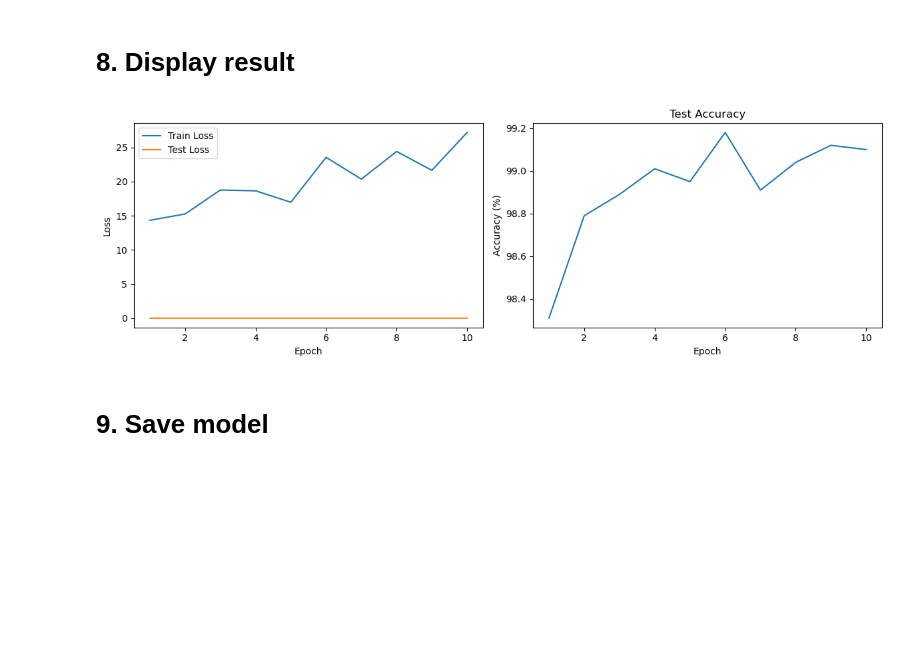
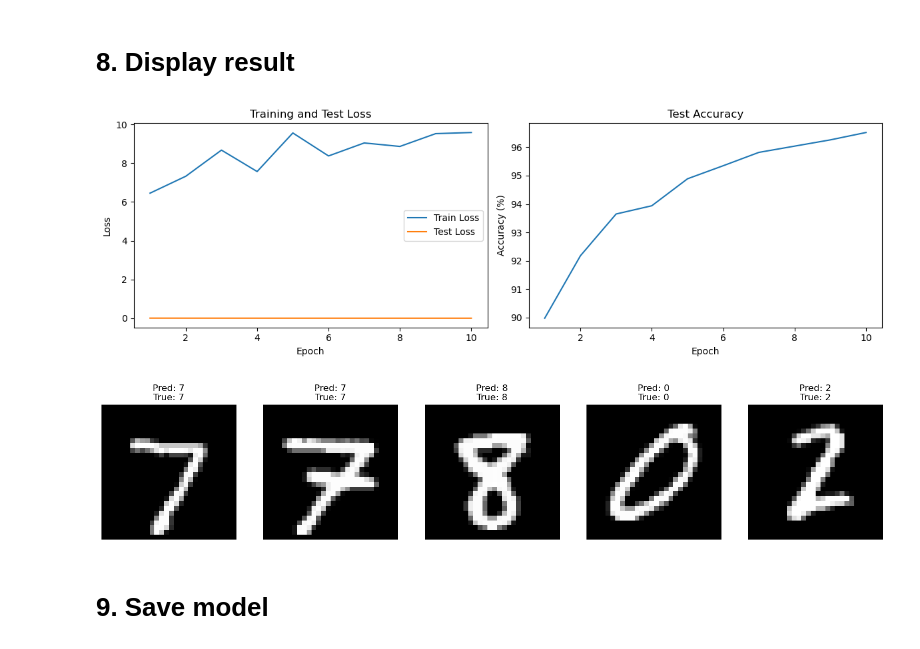
Before and after one commit to QuocTrung810/MNIST_CNN_Differential_Privacy, a Jupyter notebook: CNN_MNIST_without_DP_SGD.ipynb, the cells around one changed output. Drawn from its saved outputs; the diff is of its cells as text; code cells hidden in the pictures; blank space fills up the shorter version.

```diff
--- a/CNN_MNIST_without_DP_SGD.ipynb
+++ b/CNN_MNIST_without_DP_SGD.ipynb
@@ -9,17 +12,22 @@ import matplotlib.pyplot as plt
 # %%
 # Device configuration
 device = torch.device("cuda" if torch.cuda.is_available() else "cpu")
+# %%
+# Declare parameters
+batch_size = 64
+epochs = 10
+lr = 0.01
 # %% [markdown]
 # **2. Load MNIST dataset**
 # %%
 transform = transforms.Compose([transforms.ToTensor(), transforms.Normalize((0.1307,), (0.3081,))])
 # MNIST dataset
-train_dataset = datasets.MNIST(root='./data', train=True, download=True, transform=transform)
-test_dataset = datasets.MNIST(root='./data', train=False, download=True, transform=transform)
+train_dataset = datasets.MNIST('data', train=True, download=True, transform=transform)
+test_dataset = datasets.MNIST('data', train=False, transform=transform)
 # %%
 # Data loader
-train_loader = torch.utils.data.DataLoader(train_dataset, batch_size=64, shuffle=True)
-test_loader = torch.utils.data.DataLoader(test_dataset, batch_size=1000, shuffle=False)
+train_loader = torch.utils.data.DataLoader(train_dataset, batch_size=batch_size, shuffle=True)
+test_loader = torch.utils.data.DataLoader(test_dataset, batch_size=batch_size, shuffle=False)
 # %% [markdown]
 # **3. Visualization**
 # %%
@@ -88,7 +70,3 @@ def train(model, train_loader, optimizer, epoch):
-# %%
-model = CNN().to(device)
-optimizer = optim.Adam(model.parameters())
-criterion = nn.CrossEntropyLoss()
 # %% [markdown]
 # **5. Prepare train and test functions**
 # %%
@@ -157,24 +135,45 @@ Test set: Average loss: 0.0000, Accuracy: 9910/10000 (99.10%)
 # %% [markdown]
 # **8. Display result**
+# %%
+plt.figure(figsize=(12, 4))
+plt.subplot(1, 2, 1)
+plt.plot(range(1, epochs + 1), train_losses, label='Train Loss')
+plt.plot(range(1, epochs + 1), test_losses, label='Test Loss')
+plt.xlabel('Epoch')
+plt.ylabel('Loss')
+plt.legend()
+plt.title('Training and Test Loss')
+
+plt.subplot(1, 2, 2)
+plt.plot(range(1, epochs + 1), accuracies)
+plt.xlabel('Epoch')
+plt.ylabel('Accuracy (%)')
+plt.title('Test Accuracy')
+
+plt.tight_layout()
+plt.show()
+# %% [output]
+[figure, added]
 # %%
-plt.figure(figsize=(12, 4))
-plt.subplot(121)
-plt.plot(range(1, num_epochs + 1), train_losses, label='Train Loss')
-plt.plot(range(1, num_epochs + 1), test_losses, label='Test Loss')
-plt.xlabel('Epoch')
-plt.ylabel('Loss')
-plt.legend()
+def visualize_predictions(model, test_loader, num_examples=5):
+    model.eval()
+    data_iter = iter(test_loader)
+    fig, axes = plt.subplots(1, num_examples, figsize=(15, 3))
+    for i in range(num_examples):
+        data, target = next(data_iter)
+        data, target = data.to(device), target.to(device)
+        output = model(data)
+        pred = output.argmax(dim=1, keepdim=True)
+        img = data[0].cpu().squeeze().numpy()
+        axes[i].imshow(img, cmap='gray')
+        axes[i].set_title(f'Pred: {pred[0].item()}\nTrue: {target[0].item()}')
+        axes[i].axis('off')
+    plt.tight_layout()
+    plt.show()
 
-plt.subplot(122)
-plt.plot(range(1, num_epochs + 1), accuracies)
-plt.xlabel('Epoch')
-plt.ylabel('Accuracy (%)')
-plt.title('Test Accuracy')
-
-plt.tight_layout()
-plt.show()
+visualize_predictions(model, test_loader)
 # %% [output]
-[figure, old version]
+[figure, new version]
 # %% [markdown]
 # **9. Save model**
 # %%
```
Also changed, not shown: parts of 5 cells of this notebook, 11 other files.
